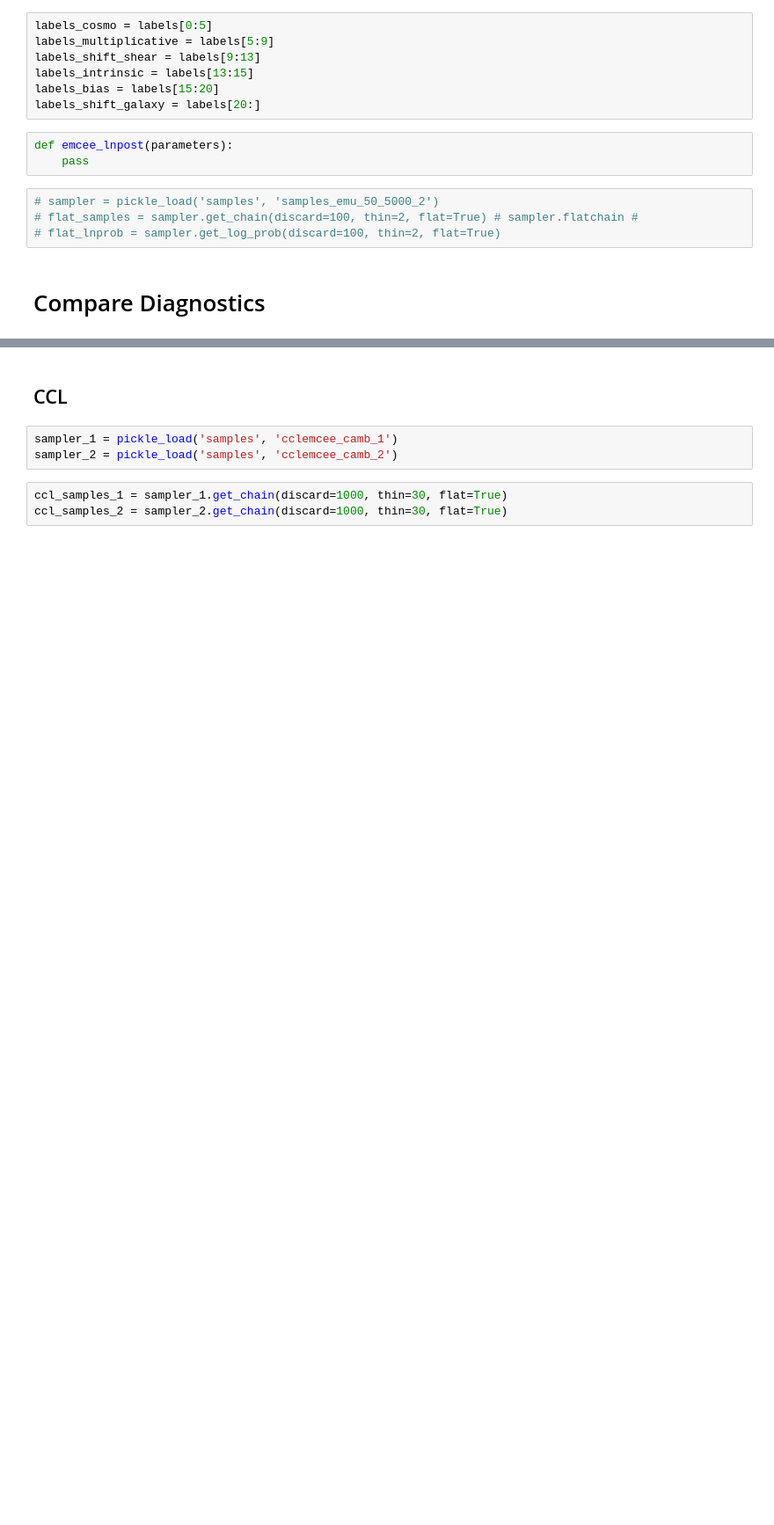
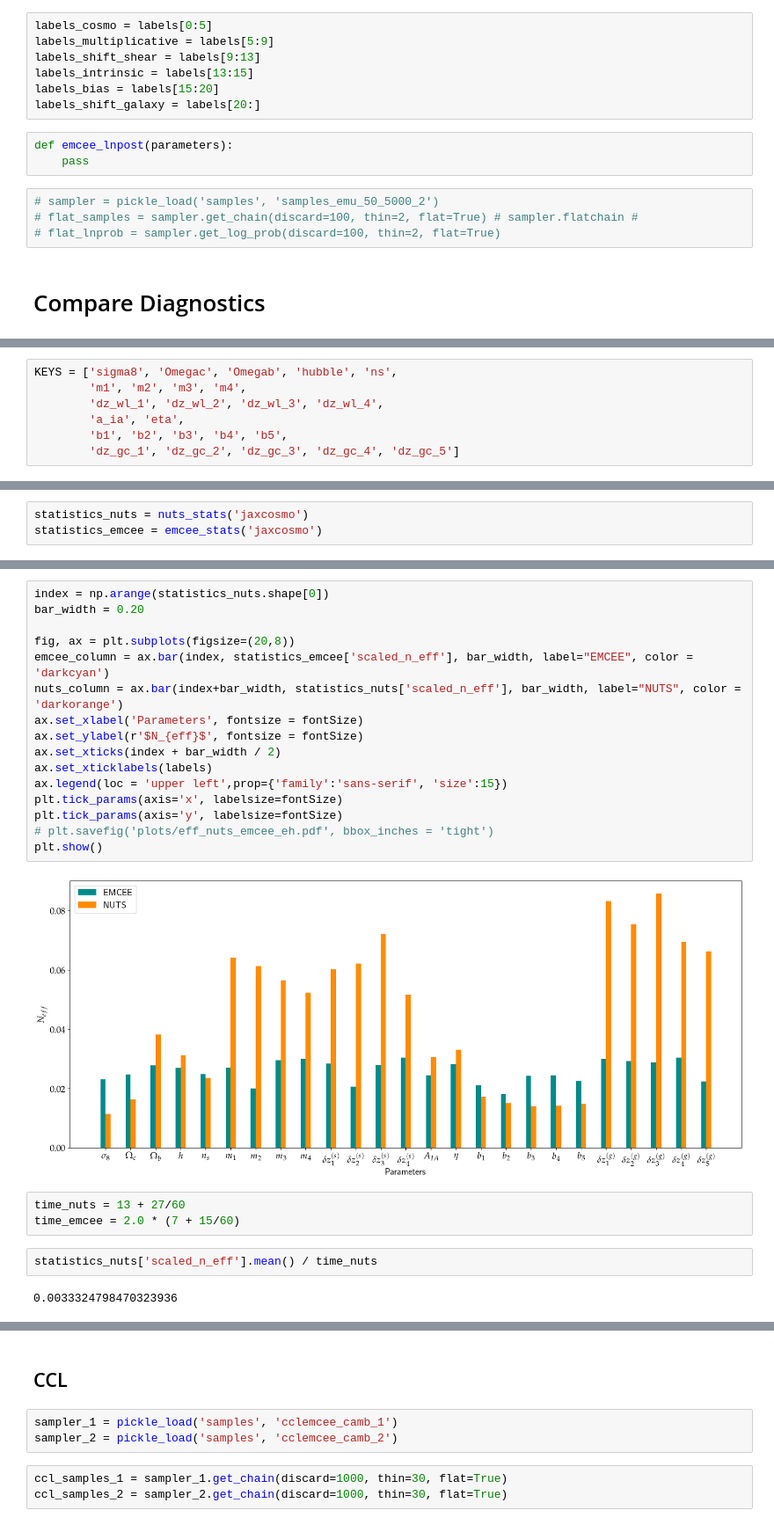
Before and after one commit to Harry45/DESEMU, a Jupyter notebook: notebooks/triangle_plot.ipynb, the cells around one changed output, grey strips where cells are left out. Shown at 88% size. Cells and saved outputs as stored; diff of their text form; blank space fills up the shorter version.

```diff
--- a/notebooks/triangle_plot.ipynb
+++ b/notebooks/triangle_plot.ipynb
@@ -150,0 +107,7 @@ summary(sampler_jc_nuts_2.get_samples(group_by_chain=True)['sigma8'])['Param:0']
+# %%
+KEYS = ['sigma8', 'Omegac', 'Omegab', 'hubble', 'ns',
+        'm1', 'm2', 'm3', 'm4',
+        'dz_wl_1', 'dz_wl_2', 'dz_wl_3', 'dz_wl_4',
+        'a_ia', 'eta',
+        'b1', 'b2', 'b3', 'b4', 'b5',
+        'dz_gc_1', 'dz_gc_2', 'dz_gc_3', 'dz_gc_4', 'dz_gc_5']
@@ -150,0 +178,3 @@ summary(sampler_jc_nuts_2.get_samples(group_by_chain=True)['sigma8'])['Param:0']
+# %%
+statistics_nuts = nuts_stats('jaxcosmo')
+statistics_emcee = emcee_stats('jaxcosmo')
@@ -150,0 +223,25 @@ summary(sampler_jc_nuts_2.get_samples(group_by_chain=True)['sigma8'])['Param:0']
+# %%
+index = np.arange(statistics_nuts.shape[0])
+bar_width = 0.20
+
+fig, ax = plt.subplots(figsize=(20,8))
+emcee_column = ax.bar(index, statistics_emcee['scaled_n_eff'], bar_width, label="EMCEE", color = 'darkcyan')
+nuts_column = ax.bar(index+bar_width, statistics_nuts['scaled_n_eff'], bar_width, label="NUTS", color = 'darkorange')
+ax.set_xlabel('Parameters', fontsize = fontSize)
+ax.set_ylabel(r'$N_{eff}$', fontsize = fontSize)
+ax.set_xticks(index + bar_width / 2)
+ax.set_xticklabels(labels)
+ax.legend(loc = 'upper left',prop={'family':'sans-serif', 'size':15})
+plt.tick_params(axis='x', labelsize=fontSize)
+plt.tick_params(axis='y', labelsize=fontSize)
+# plt.savefig('plots/eff_nuts_emcee_eh.pdf', bbox_inches = 'tight')
+plt.show()
+# %% [output]
+[figure, added]
+# %%
+time_nuts = 13 + 27/60
+time_emcee = 2.0 * (7 + 15/60)
+# %%
+statistics_nuts['scaled_n_eff'].mean() / time_nuts
+# %% [output]
+0.0033324798470323936
```
Also changed, not shown: parts of 21 cells of this notebook, 3 other files.
